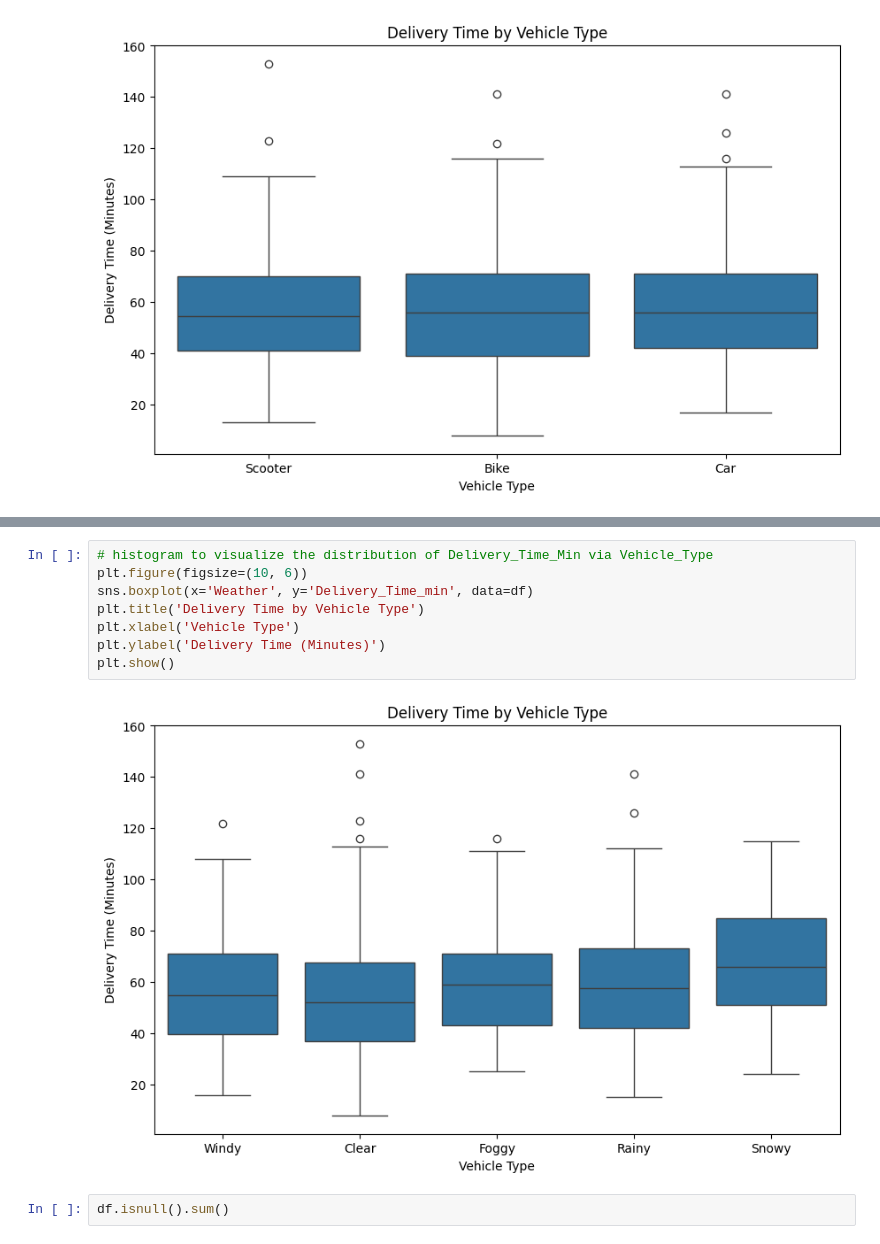
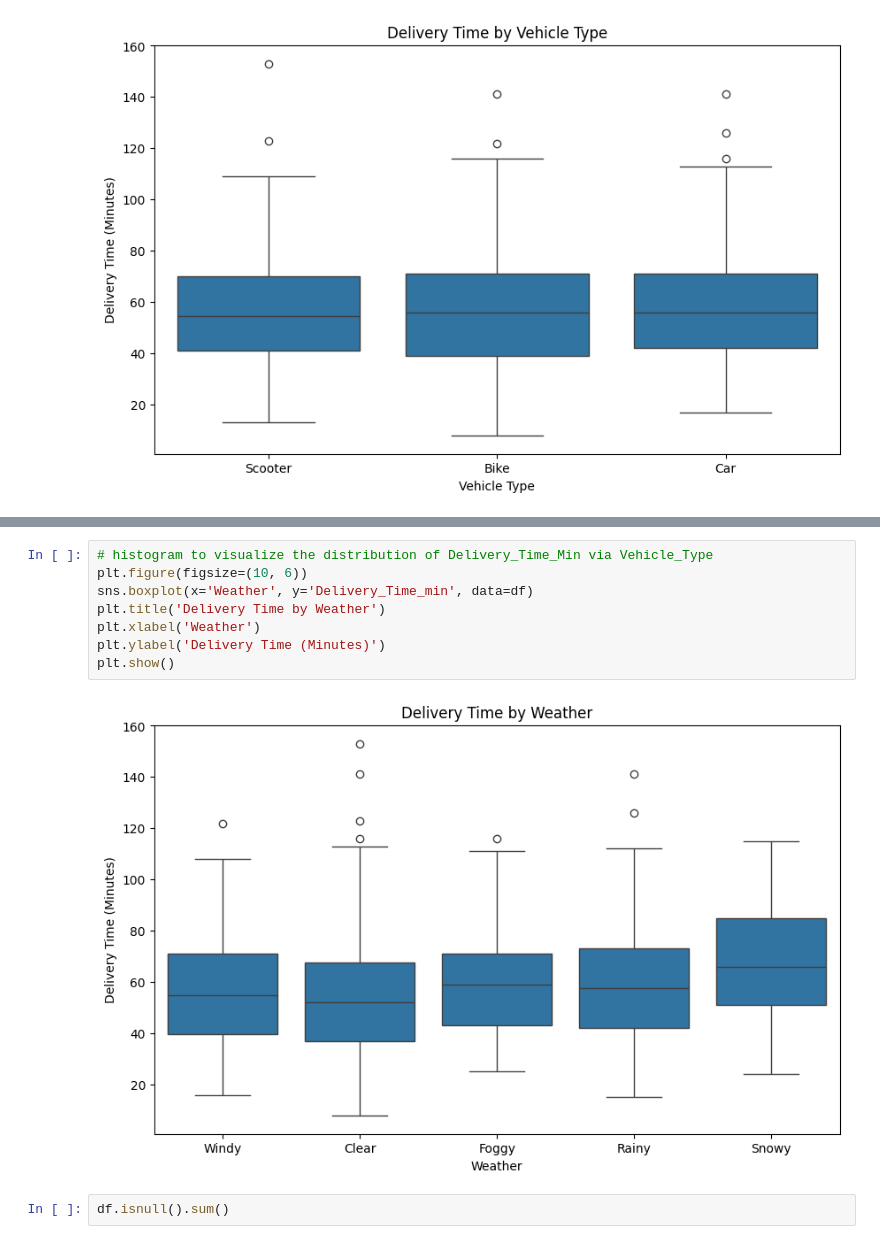
Before and after one commit to c0llectorr/FoodDeliveryDelayPrediction, a Jupyter notebook: notebooks/01_data_exploration.ipynb, the cells around one changed output, grey strips where cells are left out. Drawn from its saved outputs; the diff is of its cells as text.

```diff
--- a/notebooks/01_data_exploration.ipynb
+++ b/notebooks/01_data_exploration.ipynb
@@ -60,13 +60,13 @@ plt.show()
 # %%
 # histogram to visualize the distribution of Delivery_Time_Min via Vehicle_Type
 plt.figure(figsize=(10, 6))
 sns.boxplot(x='Weather', y='Delivery_Time_min', data=df)
-plt.title('Delivery Time by Vehicle Type')
-plt.xlabel('Vehicle Type')
+plt.title('Delivery Time by Weather')
+plt.xlabel('Weather')
 plt.ylabel('Delivery Time (Minutes)')
 plt.show()
 # %% [output]
-[figure, old version]
+[figure, new version]
 # %%
 df.isnull().sum()
 # %% [output]
```
Also changed, not shown: parts of 4 cells of this notebook, 2 other files.
